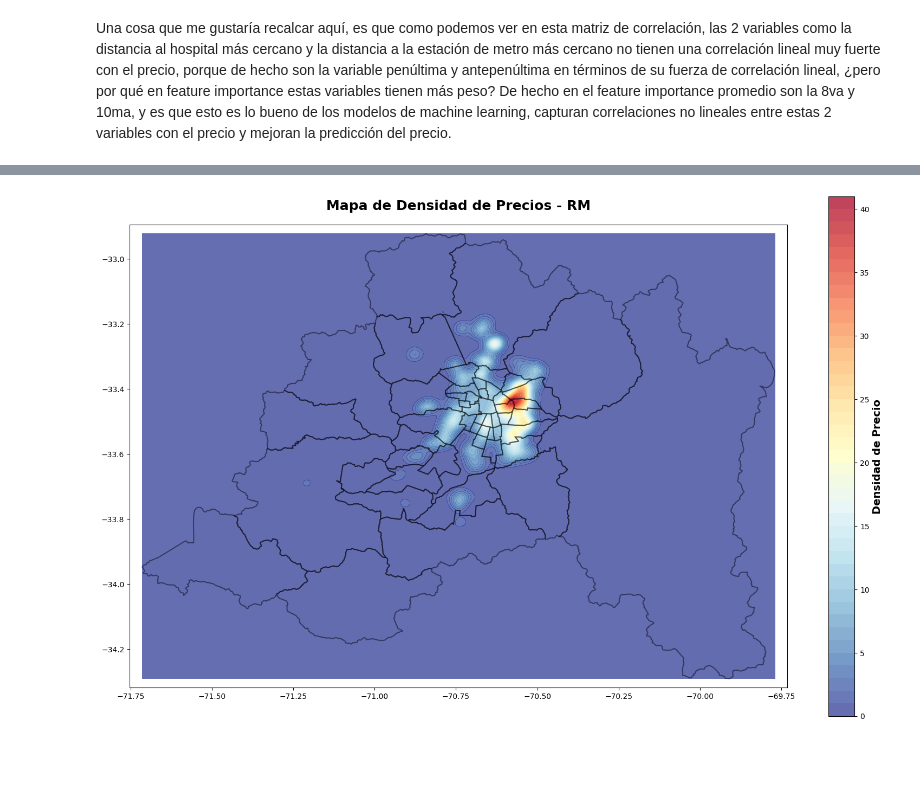
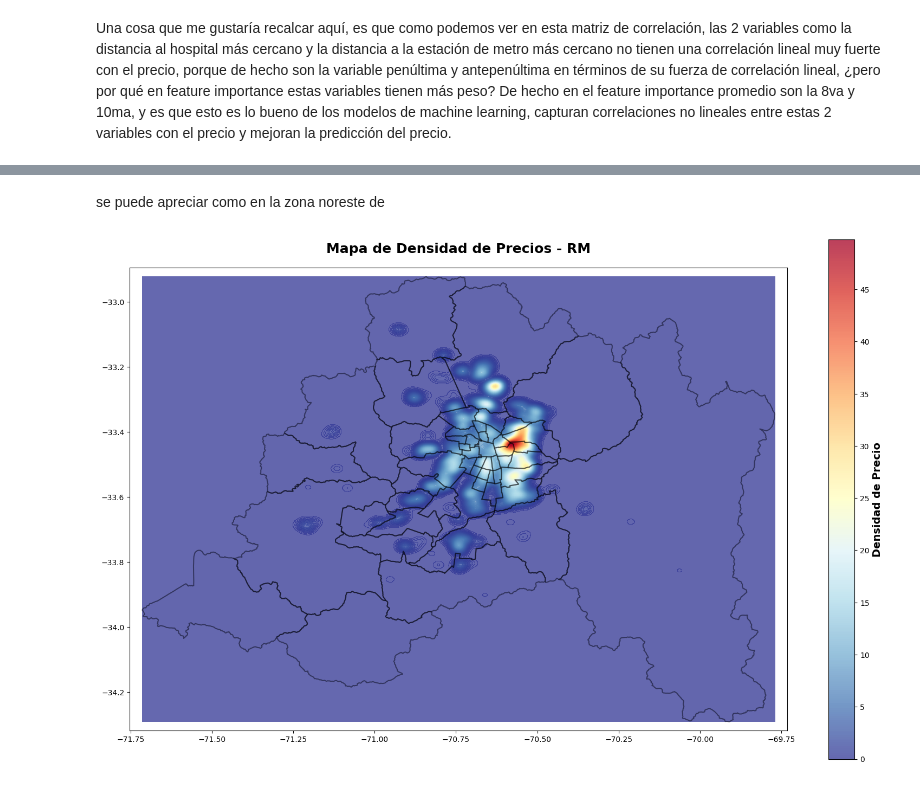
Before and after one commit to NicolasCortesLeon/Proyecto_Tesis, a Jupyter notebook: notebooks/5.EDA/5.1.EDA_variables_importantes.ipynb, the cells around one changed output, grey strips where cells are left out. Drawn from its saved outputs; the diff is of its cells as text; code cells hidden in the pictures; blank space fills up the shorter version.

```diff
--- a/notebooks/5.EDA/5.1.EDA_variables_importantes.ipynb
+++ b/notebooks/5.EDA/5.1.EDA_variables_importantes.ipynb
@@ -152,3 +147,5 @@ plt.show()
+# %% [markdown]
+se puede apreciar como en la zona noreste de
 # %%
 import geopandas as gpd
 import matplotlib.pyplot as plt
@@ -172,33 +169,33 @@ rm.plot(ax=ax, edgecolor='gray', facecolor='#f0f0f0', linewidth=1, alpha=0.5)
 x, y, z = heat_data['longitud'].values, heat_data['latitud'].values, heat_data['precio'].values
 bounds = rm.total_bounds
 xx, yy = np.mgrid[bounds[0]:bounds[2]:300j, bounds[1]:bounds[3]:300j]
 positions = np.vstack([xx.ravel(), yy.ravel()])
 
 values = np.vstack([x, y])
-kernel = gaussian_kde(values, weights=z, bw_method=0.1)  # Más suave
+kernel = gaussian_kde(values, weights=z, bw_method=0.02)  # Más suave
 density = np.reshape(kernel(positions).T, xx.shape)
 
 # Aplicar filtro gaussiano adicional para más suavidad
 density_smooth = gaussian_filter(density, sigma=2)
 
 # Contour suave
-contour = ax.contourf(xx, yy, density_smooth, levels=40, cmap='RdYlBu_r', alpha=0.75)
+contour = ax.contourf(xx, yy, density_smooth, levels=500, cmap='RdYlBu_r', alpha=0.75)
 
 cbar = plt.colorbar(contour, ax=ax, shrink=0.7)
 cbar.set_label('Densidad de Precio', fontsize=14, weight='bold')
 
 rm.plot(ax=ax, edgecolor='black', facecolor='none', linewidth=1.5, alpha=0.4)
 
 # Ajustar
 margen = 0.02
 ax.set_xlim(bounds[0] - margen * (bounds[2] - bounds[0]),
             bounds[2] + margen * (bounds[2] - bounds[0]))
 ax.set_ylim(bounds[1] - margen * (bounds[3] - bounds[1]),
             bounds[3] + margen * (bounds[3] - bounds[1]))
 ax.set_aspect('equal')
 
 plt.title('Mapa de Densidad de Precios - RM', fontsize=18, weight='bold', pad=20)
 plt.tight_layout()
 plt.show()
 # %% [output]
-[figure, old version]
+[figure, new version]
```
Also changed, not shown: parts of 8 cells of this notebook.
